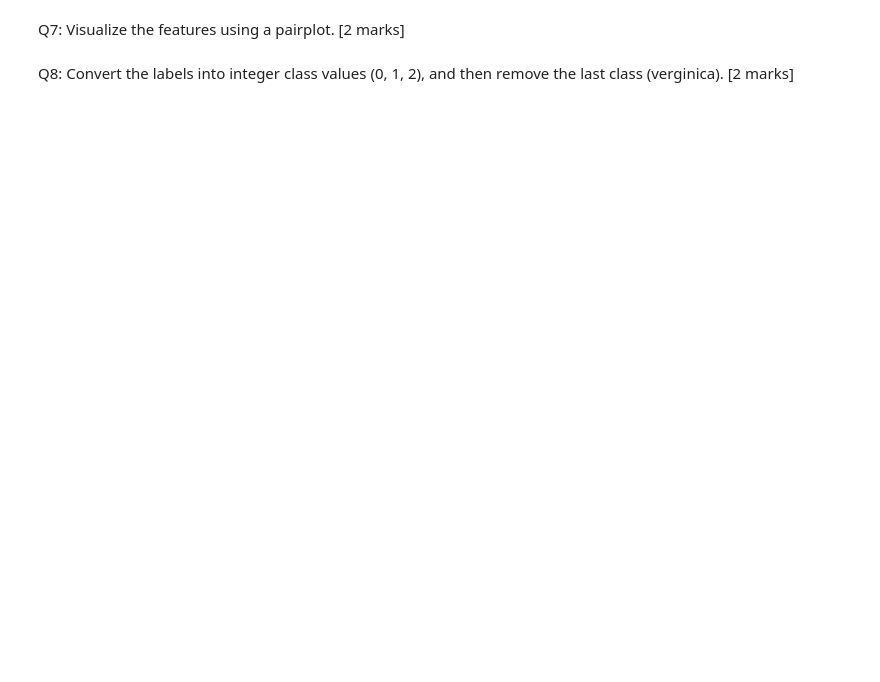
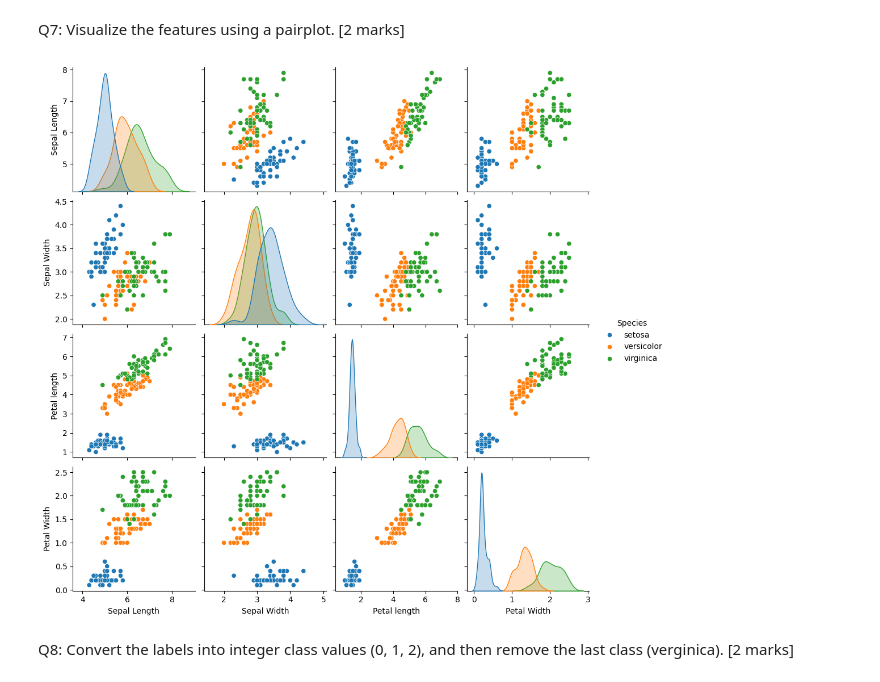
Before and after one commit to subhashiitb/IITKGP-ML, a Jupyter notebook: Assignment/Module1/Module -1 ML Assignment-Starter-Notebook.ipynb, the cells around one changed output. Cells and saved outputs as stored; diff of their text form; code cells hidden in the pictures; blank space fills up the shorter version.

```diff
--- a/Assignment/Module1/Module -1 ML Assignment-Starter-Notebook.ipynb
+++ b/Assignment/Module1/Module -1 ML Assignment-Starter-Notebook.ipynb
@@ -157,7 +231,12 @@ Q7: Visualize the features using a pairplot. [2 marks]
 # %%
 ### YOUR CODE STARTS HERE ###
 
+sns.pairplot(data, hue='Species')
+plt.show()
+
 ### YOUR CODE ENDS HERE ###
+# %% [output]
+[figure, added]
 # %% [markdown]
 Q8: Convert the labels into integer class values (0, 1, 2), and then remove the last class (verginica). [2 marks]
 # %%
```
Also changed, not shown: parts of 8 cells of this notebook.
